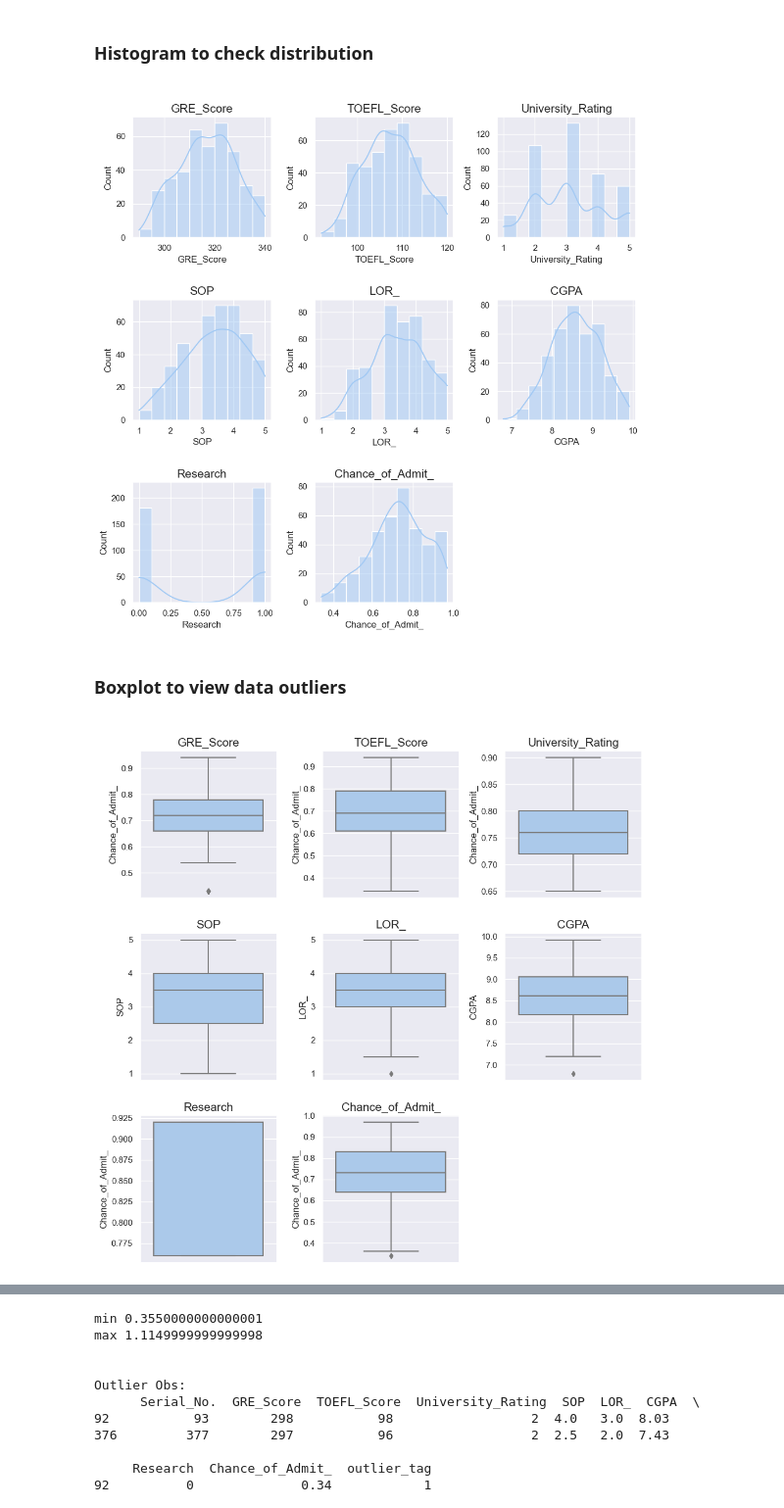
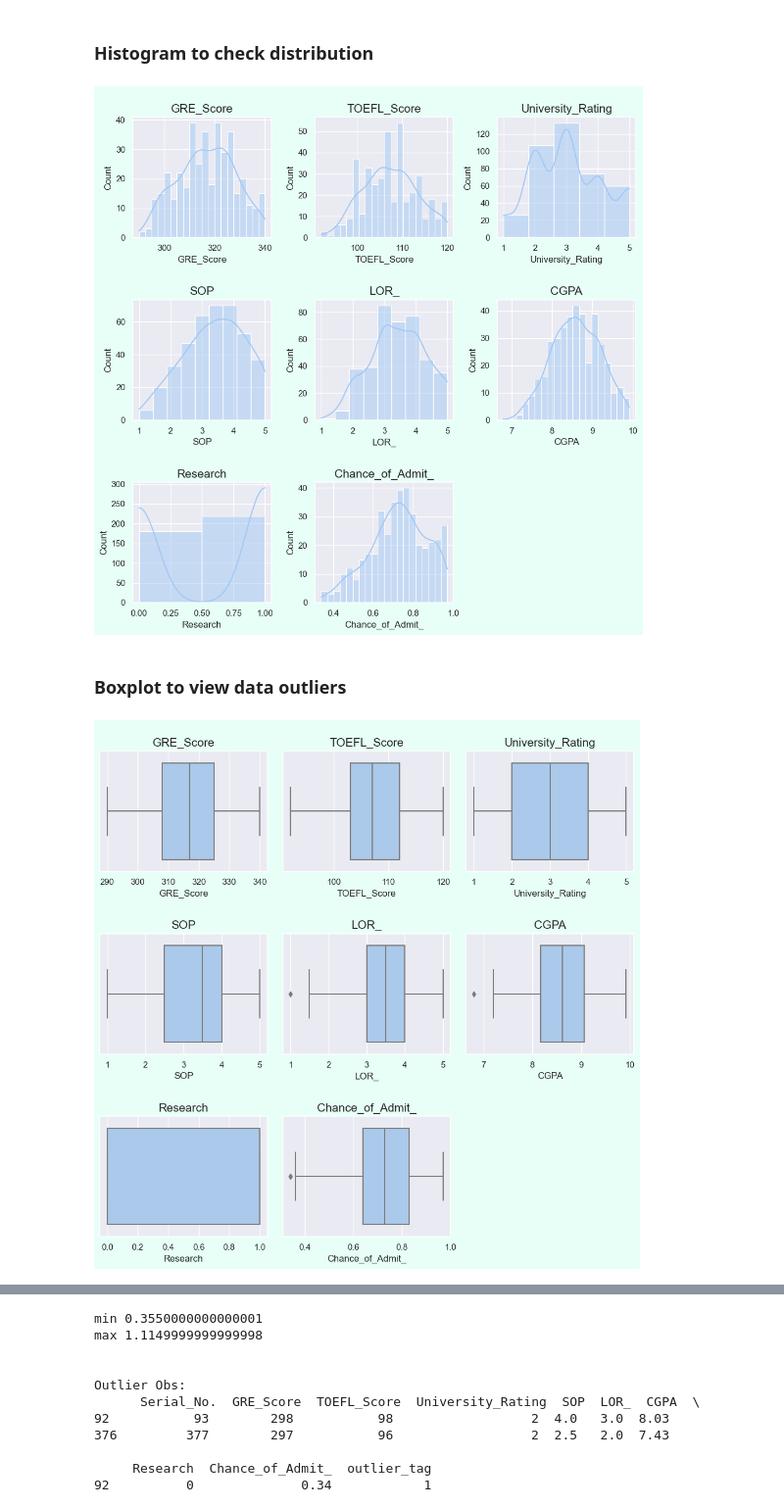
Before and after one commit to LCM-org/group6_advPython, a Jupyter notebook: multiple lr - admissions 20230215.ipynb, the cells around one changed output, grey strips where cells are left out. Shown at 98% size. Cells and saved outputs as stored; diff of their text form; code cells hidden in the pictures.

Commit message:
Correction on boxplot

```diff
--- a/multiple lr - admissions 20230215.ipynb
+++ b/multiple lr - admissions 20230215.ipynb
@@ -1,5 +12,5 @@
 # %%
-# Import module/s
+# Import modules
 import pandas as pd
 import numpy as np
 from sklearn.linear_model import LinearRegression
@@ -17,18 +28,14 @@ import statsmodels.api as sm
 import warnings
 warnings.filterwarnings('ignore')
 
-
 # Plot Style
 plt.style.use('fivethirtyeight')
 plt.rcParams['font.size'] = 10
 sns.set_theme(style='darkgrid', palette='pastel', )
+plt.rcParams['figure.facecolor'] = 'e7fff7' #https://www.colorhexa.com/ffe5b4
 subplot_fontsize = 15
 mainplot_fontsize = 20
 scatterpoint_fontsize = 20
-
-# !!! ----  IMPORTANT ---- !!!!
-# !pip install plotly
-# !pip install lxml
 # %% [markdown]
 ![separator1](https://i.imgur.com/ZUWYTii.png)
 # Get Data and Perform Initial Analysis
@@ -134,0 +150,2 @@ for eachSeries in model_data:
+# %%
+discrete_interval_data = ['University_Rating', 'SOP', 'LOR_', 'Research']
@@ -170,34 +173,42 @@ model_data_2
 <!-- Univariate Analysis -->
 ### Histogram to check distribution
 # %%
+# Plot the histogram of each variable
 plt.figure(figsize = (10, 10))
 plotnumber = 1
+# bins_num = 20
 
 for eachCol in model_data_2:
+    if model_data_2[eachCol].name in discrete_interval_data:
+        num_unique = model_data_2[eachCol].unique()
+        bins_num = len(num_unique)
+    else:
+        bins_num = 20
     x = model_data_2[eachCol]
     ax = plt.subplot(3, 3, plotnumber)
-    sns.histplot(x = x, data = y, ax = ax, bins = 10, kde=True)
-    plt.title(f"\n{model_data_2[eachCol].name}", fontsize = subplot_fontsize)
+    sns.histplot(x = x, data = y, ax = ax, bins = bins_num, kde=True)
+    plt.title(f"\n{eachCol}", fontsize = subplot_fontsize)
     plotnumber += 1
 plt.tight_layout()
 plt.show()
 # %% [output]
-[figure, old version]
+[figure, new version]
 # %% [markdown]
 <!-- Univariate Analysis -->
 ### Boxplot to view data outliers
 # %%
+# Show the boxplot of each variable
 plt.figure(figsize = (10, 10))
 plotnumber = 1
 
 for eachCol in model_data_2:
     x = model_data_2[eachCol]
     ax = plt.subplot(3, 3, plotnumber)
-    sns.boxplot(y = x, data = y, ax = ax)
-    plt.title(f"\n{model_data_2[eachCol].name}", fontsize = subplot_fontsize)
+    sns.boxplot(x = x, ax = ax)
+    plt.title(f"\n{eachCol}", fontsize = subplot_fontsize)
     plotnumber += 1
 plt.tight_layout()
 plt.show()
 # %% [output]
-[figure, old version]
+[figure, new version]
 # %% [markdown]
```
Also changed, not shown: parts of 34 cells of this notebook.
